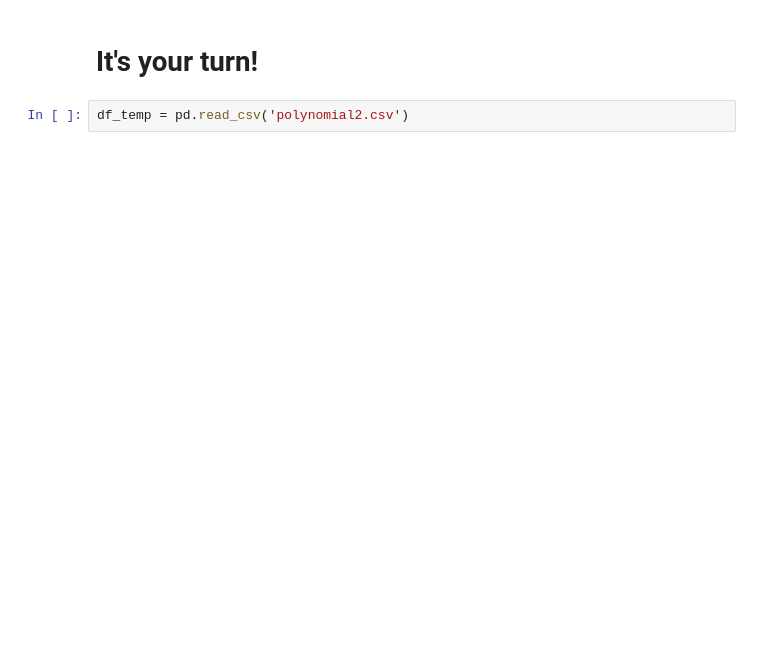
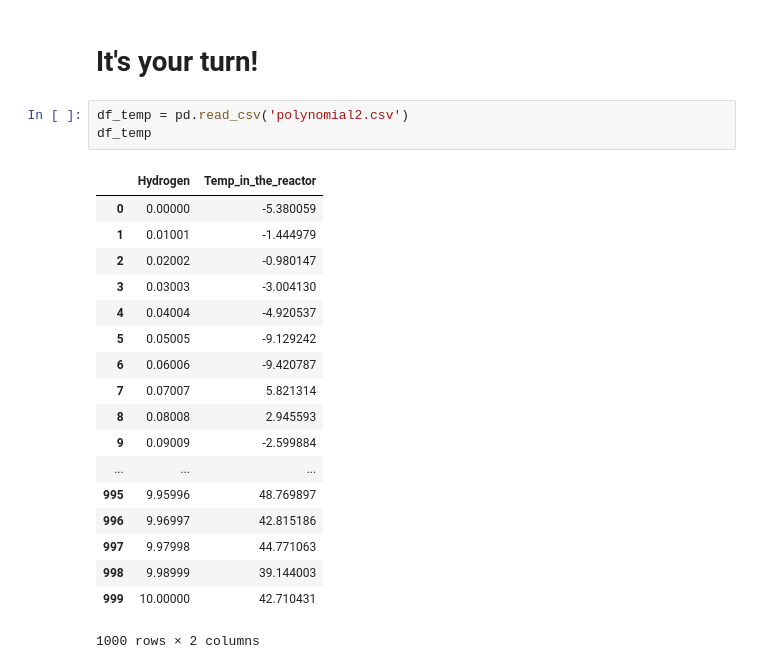
Before and after one commit to DamianoDellaLunga/ml_Fuerteventura, a Jupyter notebook: SESSION_14-Regression/SESSION_14.4_LinearRegProblems/Simple_basic_linear_regression_and_Polynomial-Lesson.ipynb, the cells around one changed output. Drawn from its saved outputs; the diff is of its cells as text; blank space fills up the shorter version.

```diff
--- a/SESSION_14-Regression/SESSION_14.4_LinearRegProblems/Simple_basic_linear_regression_and_Polynomial-Lesson.ipynb
+++ b/SESSION_14-Regression/SESSION_14.4_LinearRegProblems/Simple_basic_linear_regression_and_Polynomial-Lesson.ipynb
@@ -252,3 +281,23 @@ GridSearchCV(cv=5, error_score='raise-deprecating',
 # It's your turn!
 # %%
 df_temp = pd.read_csv('polynomial2.csv')
+df_temp
+# %% [output]
+|  | Hydrogen | Temp_in_the_reactor |
+| 0 | 0.00000 | -5.380059 |
+| 1 | 0.01001 | -1.444979 |
+| 2 | 0.02002 | -0.980147 |
+| 3 | 0.03003 | -3.004130 |
+| 4 | 0.04004 | -4.920537 |
+| 5 | 0.05005 | -9.129242 |
+| 6 | 0.06006 | -9.420787 |
+| 7 | 0.07007 | 5.821314 |
+| 8 | 0.08008 | 2.945593 |
+| 9 | 0.09009 | -2.599884 |
+| ... | ... | ... |
+| 995 | 9.95996 | 48.769897 |
+| 996 | 9.96997 | 42.815186 |
+| 997 | 9.97998 | 44.771063 |
+| 998 | 9.98999 | 39.144003 |
+| 999 | 10.00000 | 42.710431 |
+1000 rows × 2 columns
```
Also changed, not shown: parts of 22 cells of this notebook, 6 other files.
